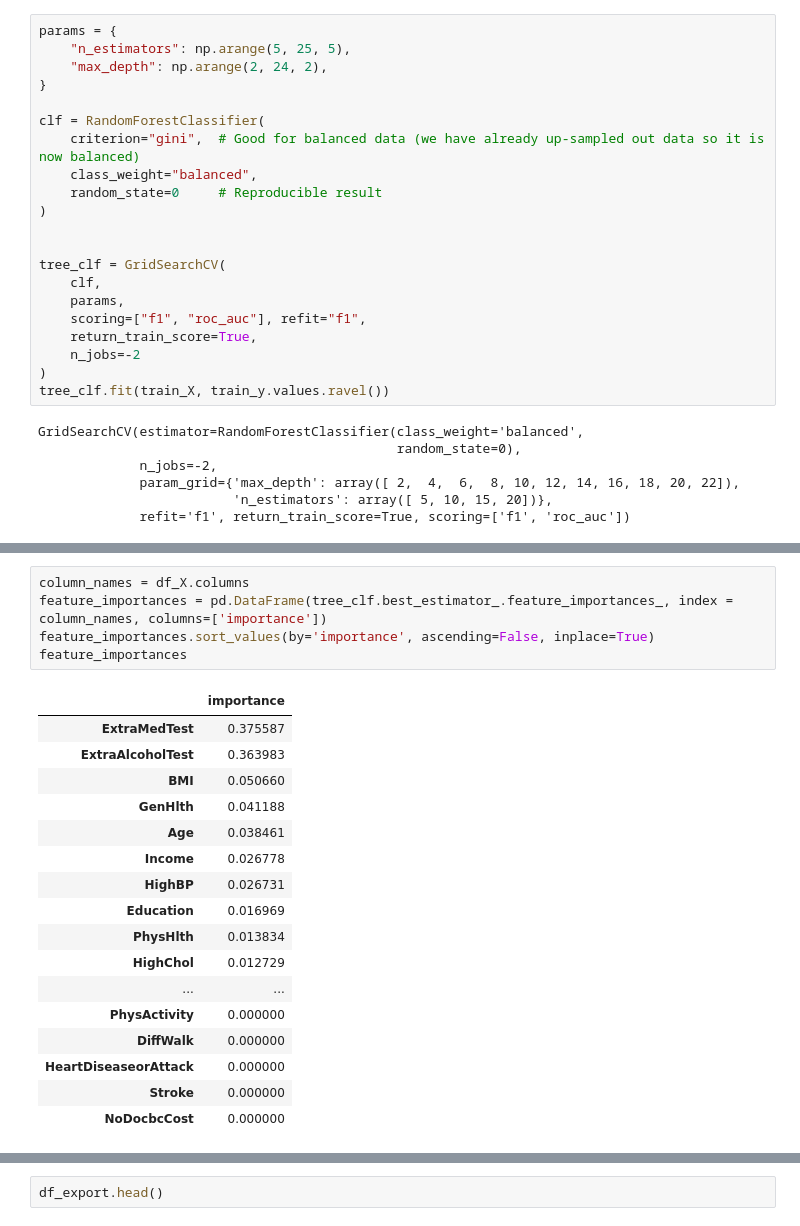
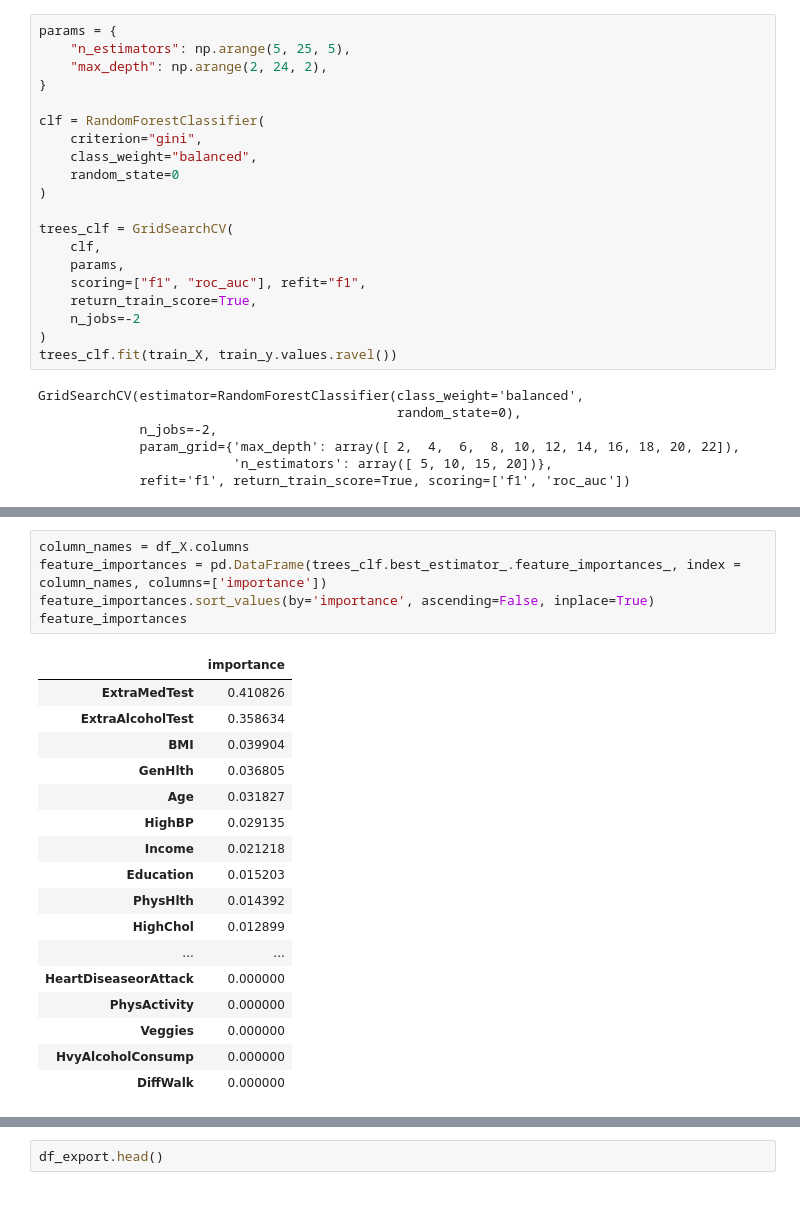
Before and after one commit to NgDK27/ML-A1, a Jupyter notebook: notebooks/4.Optimization.ipynb, the cells around one changed output, grey strips where cells are left out. Saved outputs shown, nothing was run; the diff lists cells and outputs as text.

```diff
--- a/notebooks/4.Optimization.ipynb
+++ b/notebooks/4.Optimization.ipynb
@@ -39,20 +40,19 @@ params = {
 }
 
 clf = RandomForestClassifier(
-    criterion="gini",  # Good for balanced data (we have already up-sampled out data so it is now balanced)
+    criterion="gini",
     class_weight="balanced",
-    random_state=0     # Reproducible result
+    random_state=0
 )
 
-
-tree_clf = GridSearchCV(
+trees_clf = GridSearchCV(
     clf,
     params,
     scoring=["f1", "roc_auc"], refit="f1",
     return_train_score=True,
     n_jobs=-2
 )
-tree_clf.fit(train_X, train_y.values.ravel())
+trees_clf.fit(train_X, train_y.values.ravel())
 # %% [output]
 GridSearchCV(estimator=RandomForestClassifier(class_weight='balanced',
                                               random_state=0),
@@ -70,25 +96,25 @@ val_pred_y = tree_clf.predict(val_X)
 # %%
 column_names = df_X.columns
-feature_importances = pd.DataFrame(tree_clf.best_estimator_.feature_importances_, index = column_names, columns=['importance'])
+feature_importances = pd.DataFrame(trees_clf.best_estimator_.feature_importances_, index = column_names, columns=['importance'])
 feature_importances.sort_values(by='importance', ascending=False, inplace=True)
 feature_importances
 # %% [output]
 |  | importance |
-| ExtraMedTest | 0.375587 |
-| ExtraAlcoholTest | 0.363983 |
-| BMI | 0.050660 |
-| GenHlth | 0.041188 |
-| Age | 0.038461 |
-| Income | 0.026778 |
-| HighBP | 0.026731 |
-| Education | 0.016969 |
-| PhysHlth | 0.013834 |
-| HighChol | 0.012729 |
+| ExtraMedTest | 0.410826 |
+| ExtraAlcoholTest | 0.358634 |
+| BMI | 0.039904 |
+| GenHlth | 0.036805 |
+| Age | 0.031827 |
+| HighBP | 0.029135 |
+| Income | 0.021218 |
+| Education | 0.015203 |
+| PhysHlth | 0.014392 |
+| HighChol | 0.012899 |
 | ... | ... |
+| HeartDiseaseorAttack | 0.000000 |
 | PhysActivity | 0.000000 |
+| Veggies | 0.000000 |
+| HvyAlcoholConsump | 0.000000 |
 | DiffWalk | 0.000000 |
-| HeartDiseaseorAttack | 0.000000 |
-| Stroke | 0.000000 |
-| NoDocbcCost | 0.000000 |
 # %%
 fig, ax = plt.subplots(figsize=(25,20))
```
Also changed, not shown: parts of 8 cells of this notebook, 8 other files.
